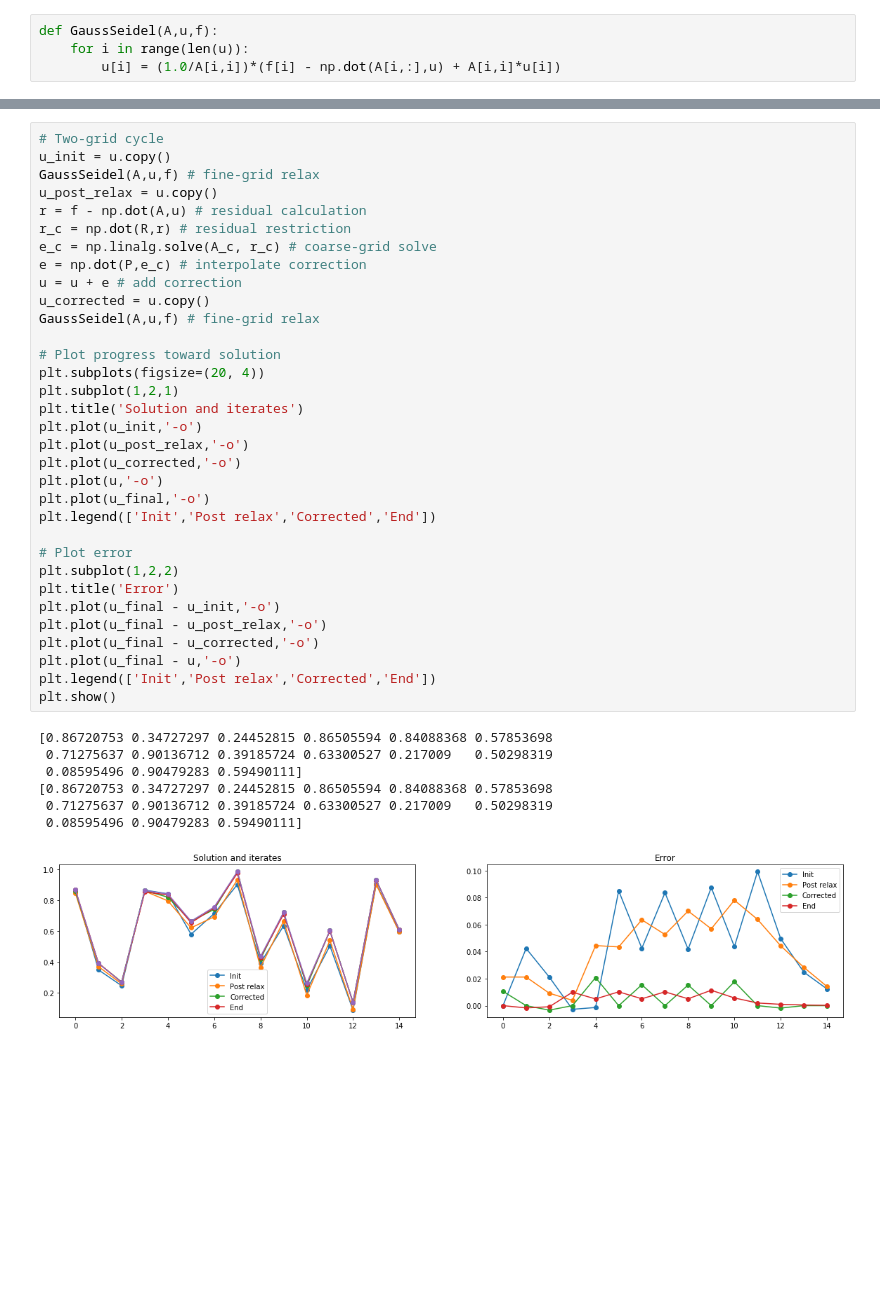
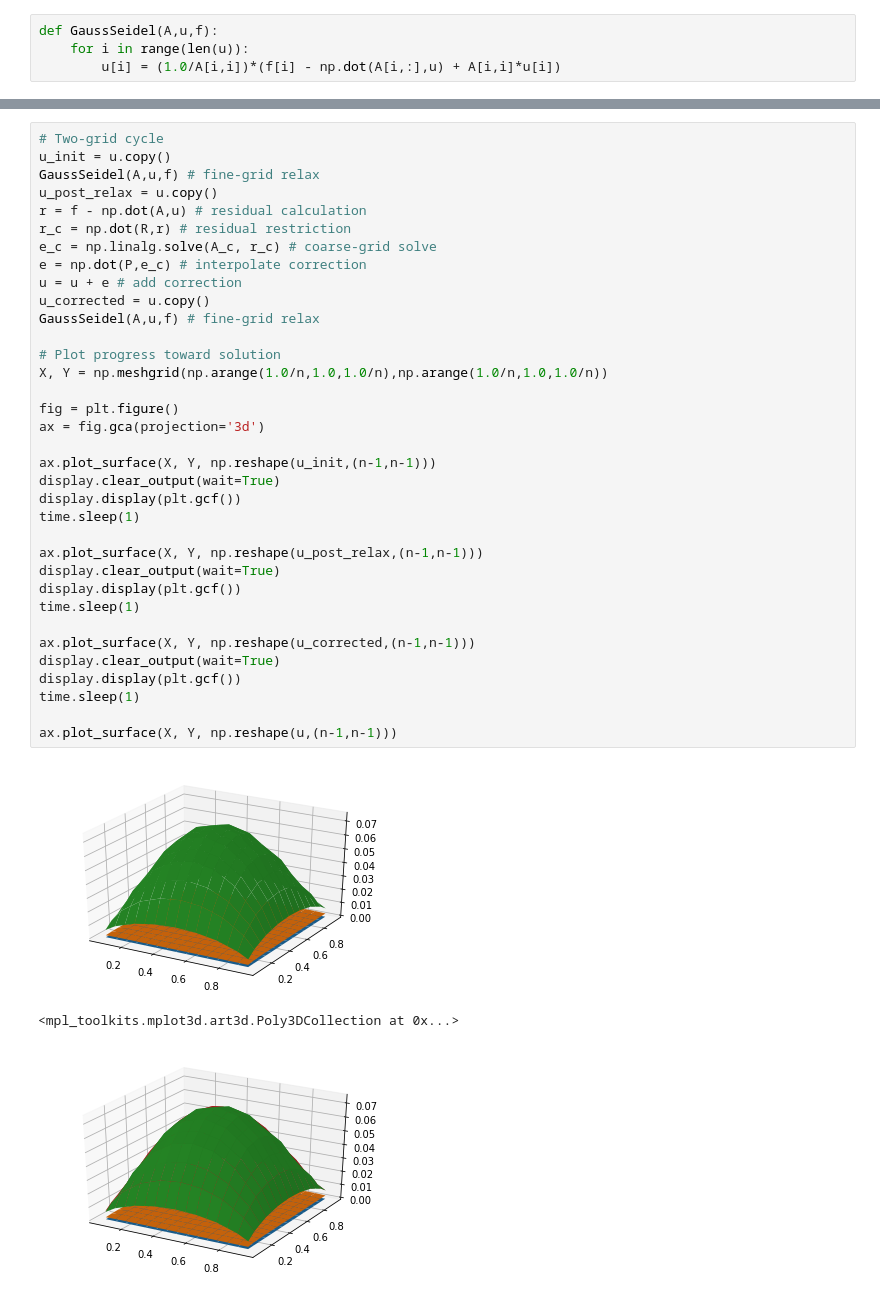
Before and after one commit to waynemitchell/teaching, a Jupyter notebook: notebooks/geometricMultigrid2D.ipynb, the cells around one changed output, grey strips where cells are left out. Cells and saved outputs as stored; diff of their text form; blank space fills up the shorter version.

```diff
--- a/notebooks/geometricMultigrid2D.ipynb
+++ b/notebooks/geometricMultigrid2D.ipynb
@@ -111,44 +155,42 @@ print(np.dot(R, np.dot(A,P)))
 # %%
 # Two-grid cycle
 u_init = u.copy()
 GaussSeidel(A,u,f) # fine-grid relax
 u_post_relax = u.copy()
 r = f - np.dot(A,u) # residual calculation
 r_c = np.dot(R,r) # residual restriction
 e_c = np.linalg.solve(A_c, r_c) # coarse-grid solve
 e = np.dot(P,e_c) # interpolate correction
 u = u + e # add correction
 u_corrected = u.copy()
 GaussSeidel(A,u,f) # fine-grid relax
 
 # Plot progress toward solution
-plt.subplots(figsize=(20, 4))
-plt.subplot(1,2,1)
-plt.title('Solution and iterates')
-plt.plot(u_init,'-o')
-plt.plot(u_post_relax,'-o')
-plt.plot(u_corrected,'-o')
-plt.plot(u,'-o')
-plt.plot(u_final,'-o')
-plt.legend(['Init','Post relax','Corrected','End'])
+X, Y = np.meshgrid(np.arange(1.0/n,1.0,1.0/n),np.arange(1.0/n,1.0,1.0/n))
 
-# Plot error
-plt.subplot(1,2,2)
-plt.title('Error')
-plt.plot(u_final - u_init,'-o')
-plt.plot(u_final - u_post_relax,'-o')
-plt.plot(u_final - u_corrected,'-o')
-plt.plot(u_final - u,'-o')
-plt.legend(['Init','Post relax','Corrected','End'])
-plt.show()
+fig = plt.figure()
+ax = fig.gca(projection='3d')
+
+ax.plot_surface(X, Y, np.reshape(u_init,(n-1,n-1)))
+display.clear_output(wait=True)
+display.display(plt.gcf())
+time.sleep(1)
+
+ax.plot_surface(X, Y, np.reshape(u_post_relax,(n-1,n-1)))
+display.clear_output(wait=True)
+display.display(plt.gcf())
+time.sleep(1)
+
+ax.plot_surface(X, Y, np.reshape(u_corrected,(n-1,n-1)))
+display.clear_output(wait=True)
+display.display(plt.gcf())
+time.sleep(1)
+
+ax.plot_surface(X, Y, np.reshape(u,(n-1,n-1)))
 # %% [output]
+[figure, new version]
-[0.86720753 0.34727297 0.24452815 0.86505594 0.84088368 0.57853698
- 0.71275637 0.90136712 0.39185724 0.63300527 0.217009   0.50298319
- 0.08595496 0.90479283 0.59490111]
-[0.86720753 0.34727297 0.24452815 0.86505594 0.84088368 0.57853698
- 0.71275637 0.90136712 0.39185724 0.63300527 0.217009   0.50298319
- 0.08595496 0.90479283 0.59490111]
+<mpl_toolkits.mplot3d.art3d.Poly3DCollection at 0x...>
-[figure, old version]
+[figure, added]
 # %%
 # V-cycle
 
```
Also changed, not shown: parts of 8 cells of this notebook, 2 other files.
